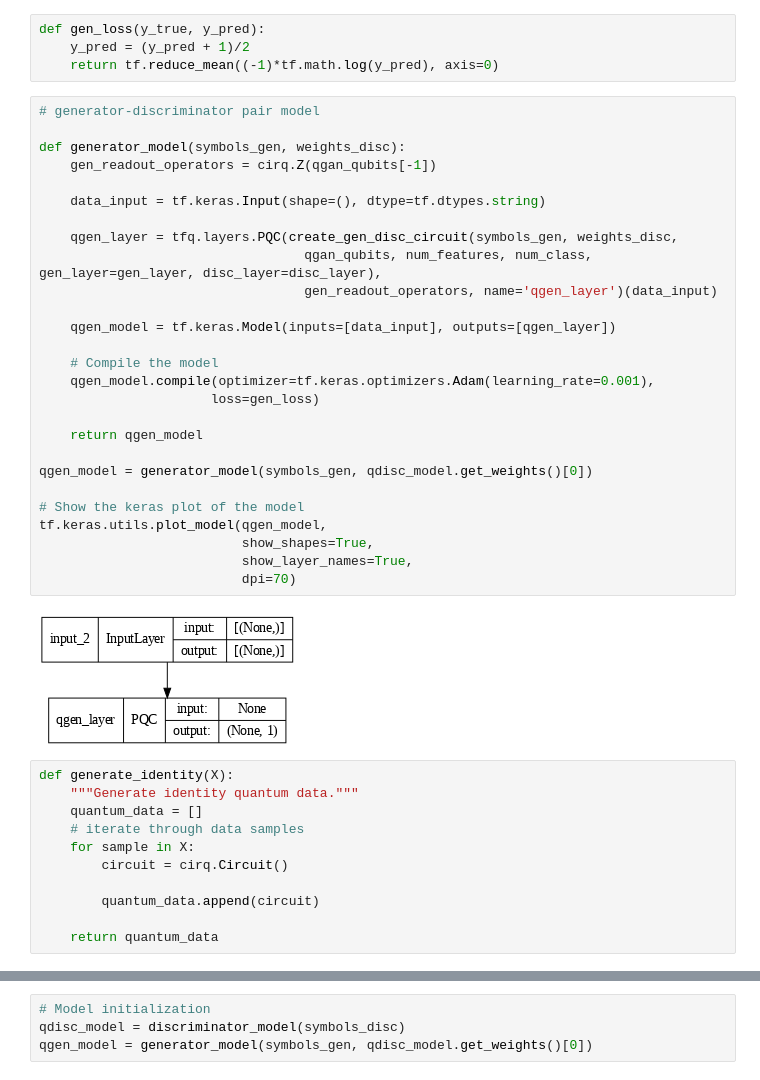
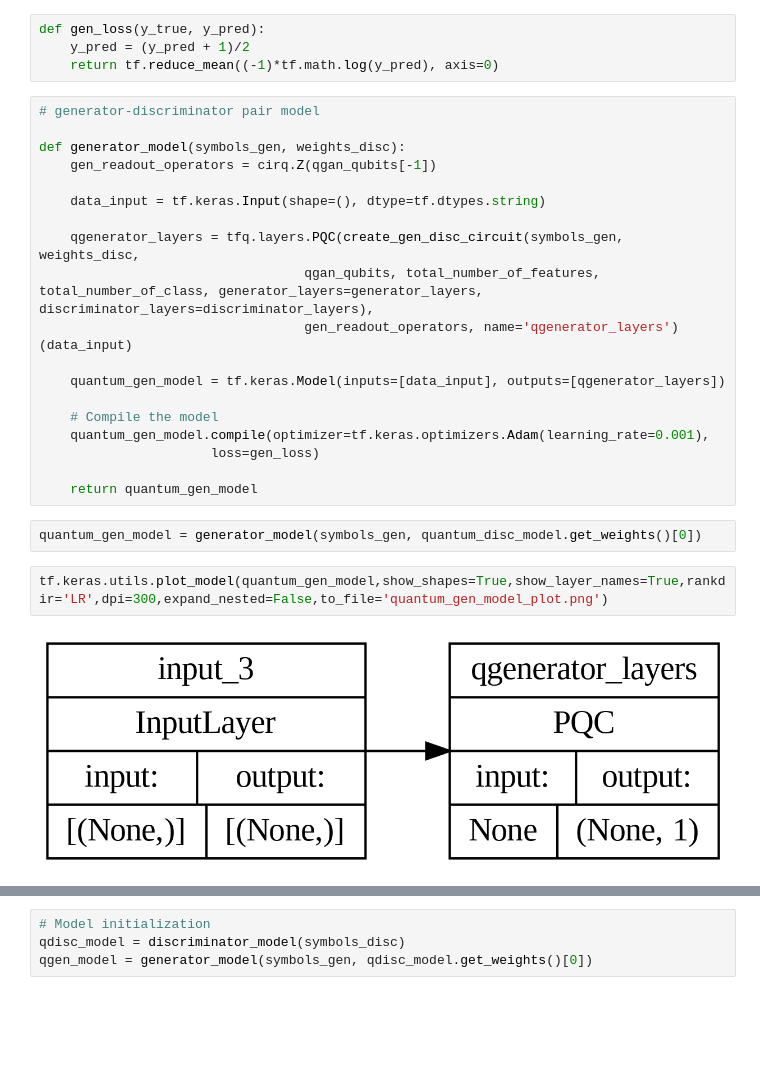
Before and after one commit to Sudhir878786/QML-HEP-GSoC-2023-Tasks, a Jupyter notebook: Task IV Quantum Generative Adversarial Network (QGAN).ipynb, the cells around one changed output, grey strips where cells are left out. Cells and saved outputs as stored; diff of their text form; blank space fills up the shorter version.

```diff
--- a/Task IV Quantum Generative Adversarial Network (QGAN).ipynb
+++ b/Task IV Quantum Generative Adversarial Network (QGAN).ipynb
@@ -379,35 +450,20 @@ def generator_model(symbols_gen, weights_disc):
 
     data_input = tf.keras.Input(shape=(), dtype=tf.dtypes.string)
 
-    qgen_layer = tfq.layers.PQC(create_gen_disc_circuit(symbols_gen, weights_disc,
-                                  qgan_qubits, num_features, num_class, gen_layer=gen_layer, disc_layer=disc_layer),
-                                  gen_readout_operators, name='qgen_layer')(data_input)
+    qgenerator_layers = tfq.layers.PQC(create_gen_disc_circuit(symbols_gen, weights_disc,
+                                  qgan_qubits, total_number_of_features, total_number_of_class, generator_layers=generator_layers, discriminator_layers=discriminator_layers),
+                                  gen_readout_operators, name='qgenerator_layers')(data_input)
 
-    qgen_model = tf.keras.Model(inputs=[data_input], outputs=[qgen_layer])
+    quantum_gen_model = tf.keras.Model(inputs=[data_input], outputs=[qgenerator_layers])
 
     # Compile the model
-    qgen_model.compile(optimizer=tf.keras.optimizers.Adam(learning_rate=0.001),
+    quantum_gen_model.compile(optimizer=tf.keras.optimizers.Adam(learning_rate=0.001),
                       loss=gen_loss)
 
-    return qgen_model
-
-qgen_model = generator_model(symbols_gen, qdisc_model.get_weights()[0])
-
-# Show the keras plot of the model
-tf.keras.utils.plot_model(qgen_model,
-                          show_shapes=True,
-                          show_layer_names=True,
-                          dpi=70)
+    return quantum_gen_model
-# %% [output]
-[figure, removed]
-# %%
-def generate_identity(X):
-    """Generate identity quantum data."""
-    quantum_data = []
-    # iterate through data samples
-    for sample in X:
-        circuit = cirq.Circuit()
-
-        quantum_data.append(circuit)
-
-    return quantum_data
+# %%
+quantum_gen_model = generator_model(symbols_gen, quantum_disc_model.get_weights()[0])
+# %%
+tf.keras.utils.plot_model(quantum_gen_model,show_shapes=True,show_layer_names=True,rankdir='LR',dpi=300,expand_nested=False,to_file='quantum_gen_model_plot.png')
+# %% [output]
+[figure, added]
```
Also changed, not shown: parts of 61 cells of this notebook.
